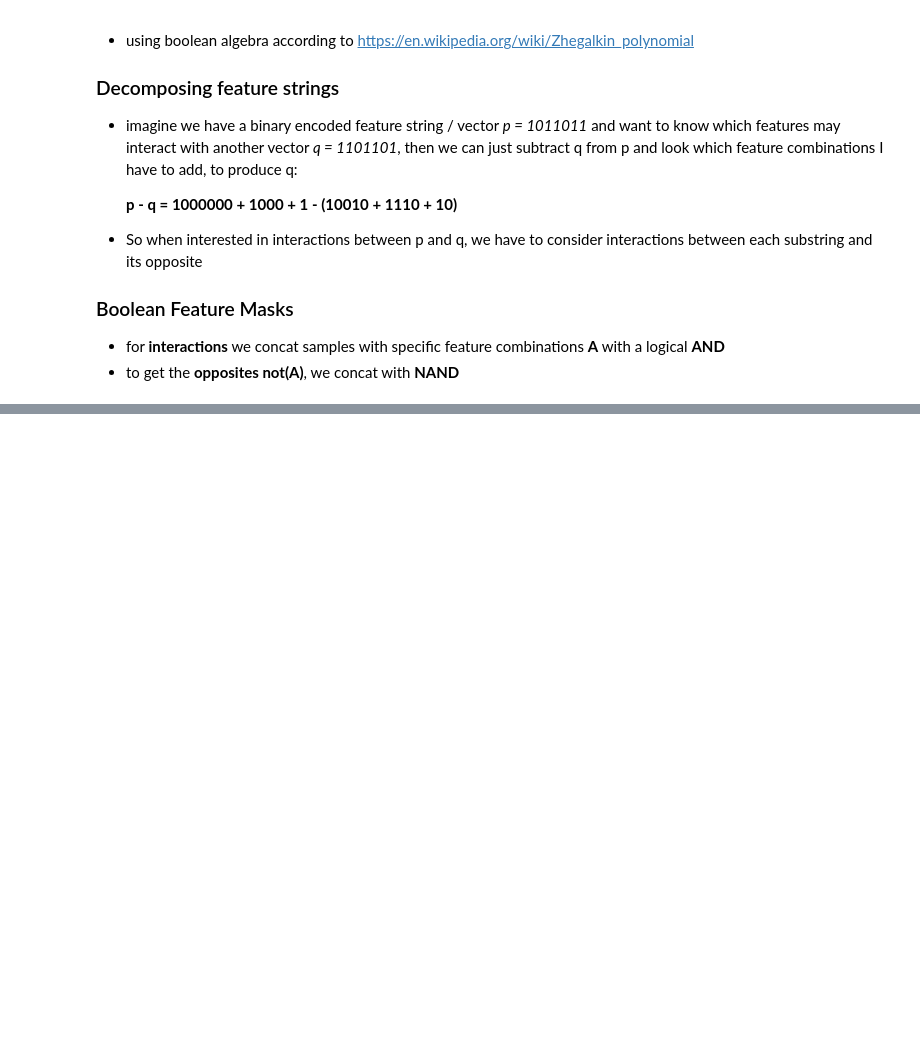
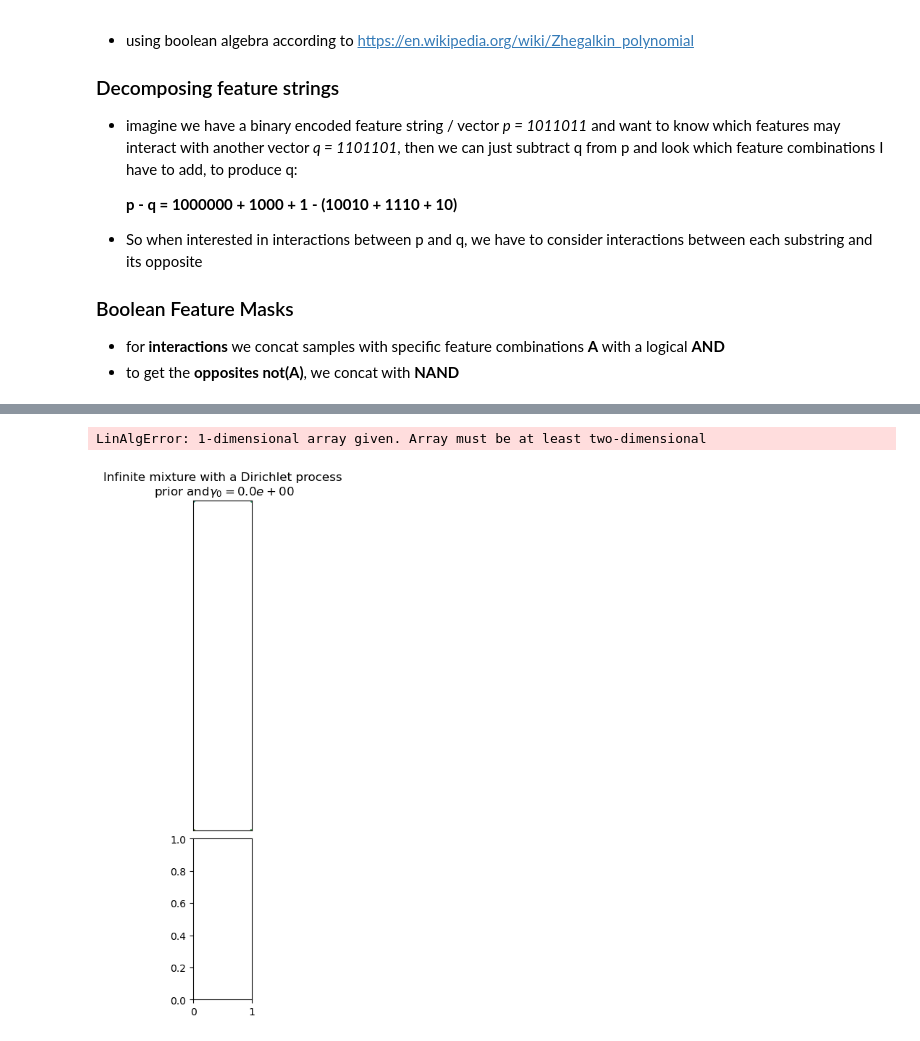
Before and after one commit to iammteeh/GP4P, a Jupyter notebook: Thesis.ipynb, the cells around one changed output, grey strips where cells are left out. Cells and saved outputs as stored; diff of their text form; code cells hidden in the pictures; blank space fills up the shorter version.

```diff
--- a/Thesis.ipynb
+++ b/Thesis.ipynb
@@ -371,0 +646,21 @@ True
+# %%
+model.eval()
+with torch.no_grad():
+    posterior = model.posterior(X_test)
+    confidence_region = posterior.mvn.confidence_region()
+
+    # create dimensional model
+    dims = len(model.X.T)
+    dimensional_model = {}
+    for dim in range(dims):
+        dimensional_model[dim] = {}
+        dimensional_model[dim]["X"] = X_train[:, dim]
+        dimensional_model[dim]["feature_name"] = feature_names[dim]
+        dimensional_model[dim]["y"] = y_train
+        dimensional_model[dim]["X_test"] = X_test[:, dim]
+        dimensional_model[dim]["mean"] = posterior.mean[dim]
+        dimensional_model[dim]["variance"] = posterior.variance[dim]
+        dimensional_model[dim]["std"] = torch.sqrt(posterior.variance[dim])
+        dimensional_model[dim]["covariance"] = posterior.covariance_matrix[dim]
+        dimensional_model[dim]["lower"] = confidence_region[0][dim]
+        dimensional_model[dim]["upper"] = confidence_region[1][dim]
@@ -371,0 +700,26 @@ True
+# %%
+plt.figure(figsize=(4.7 * 3, 8))
+plt.subplots_adjust(
+    bottom=0.04, top=0.90, hspace=0.05, wspace=0.05, left=0.03, right=0.99
+)
+ #estimator.weights_, estimator.means_, estimator.covariances_ =>
+estimator.mean_ = dimensional_model[1]["mean"]
+estimator.covariances_ = dimensional_model[1]["covariance"]
+#estimator.weights_ =
+gs = gridspec.GridSpec(3, len(dimensional_model.keys()))
+for k, concentration in enumerate(dimensional_model.keys()):
+    plot_results(
+        plt.subplot(gs[0:2, k]),
+        plt.subplot(gs[2, k]),
+        estimator,
+        X_train,
+        y_train,
+        r"%s$%.1e$" % (title, concentration),
+        plot_title=k == 0,
+    )
+    break
+
+plt.show()
+# %% [output]
+LinAlgError: 1-dimensional array given. Array must be at least two-dimensional
+[figure, added]
```
Also changed, not shown: parts of 21 cells of this notebook.
